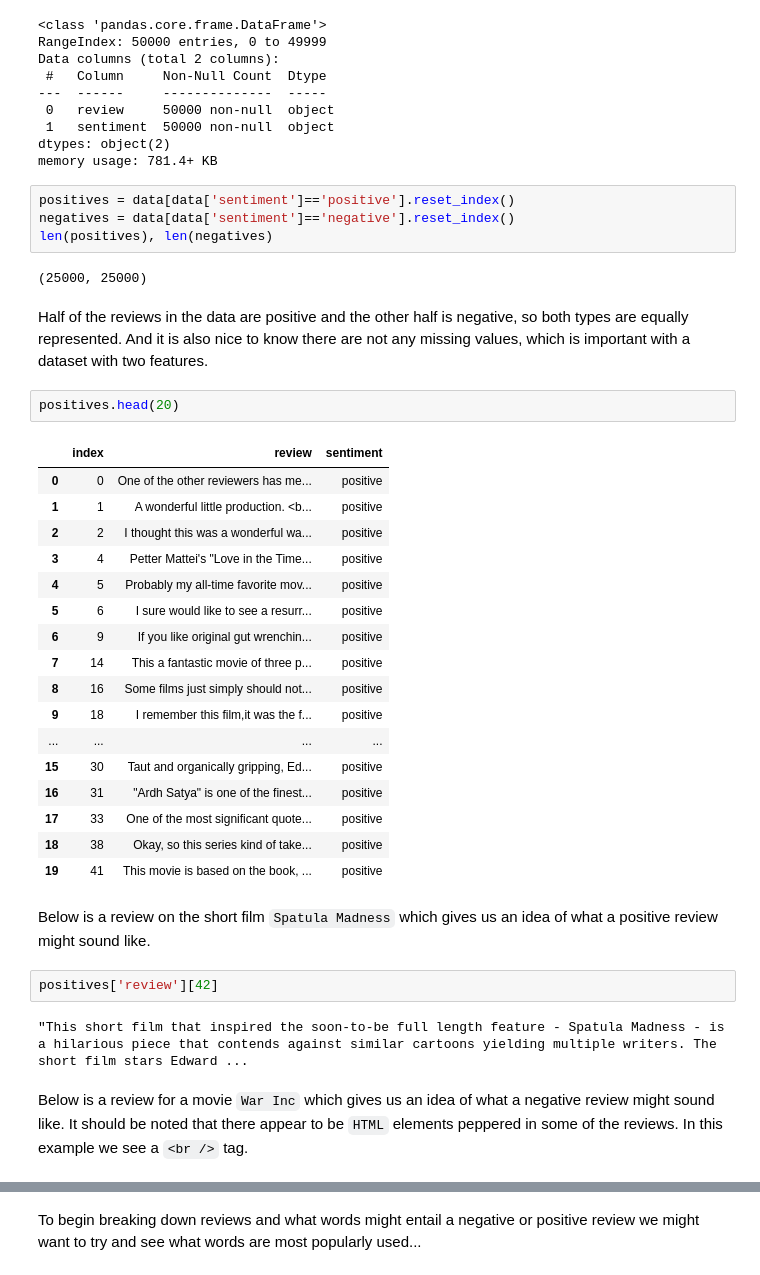
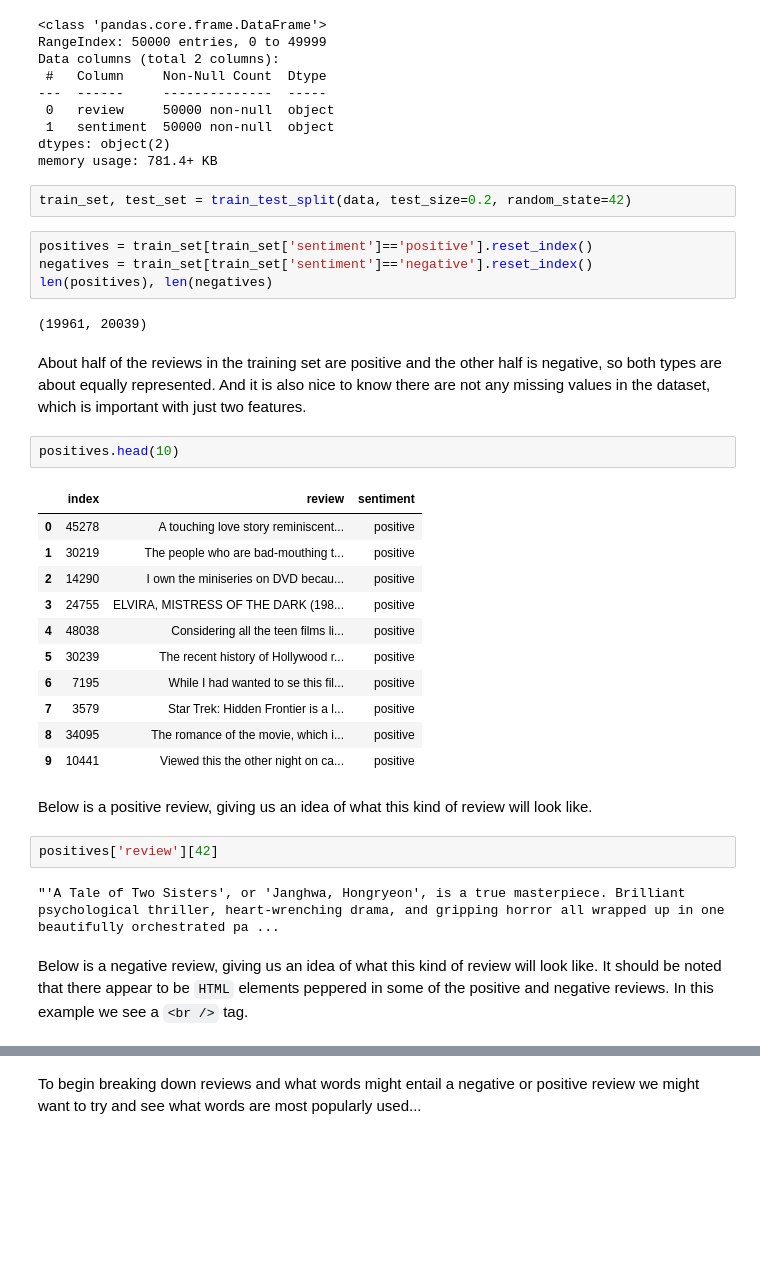
Before and after one commit to ShaneHoughton/movie_review_ml, a Jupyter notebook: final_project.ipynb, the cells around one changed output, grey strips where cells are left out. Cells and saved outputs as stored; diff of their text form; blank space fills up the shorter version.

```diff
--- a/final_project.ipynb
+++ b/final_project.ipynb
@@ -70,43 +73,39 @@ Data columns (total 2 columns):
  1   sentiment  50000 non-null  object
 dtypes: object(2)
 memory usage: 781.4+ KB
+# %%
+train_set, test_set = train_test_split(data, test_size=0.2, random_state=42)
 # %%
-positives = data[data['sentiment']=='positive'].reset_index()
-negatives = data[data['sentiment']=='negative'].reset_index()
+positives = train_set[train_set['sentiment']=='positive'].reset_index()
+negatives = train_set[train_set['sentiment']=='negative'].reset_index()
 len(positives), len(negatives)
 # %% [output]
-(25000, 25000)
+(19961, 20039)
 # %% [markdown]
-Half of the reviews in the data are positive and the other half is negative, so both types are equally represented. And it is also nice to know there are not any missing values, which is important with a dataset with two features.
+About half of the reviews in the training set are positive and the other half is negative, so both types are about equally represented. And it is also nice to know there are not any missing values in the dataset, which is important with just two features.
 # %%
-positives.head(20)
+positives.head(10)
 # %% [output]
 |  | index | review | sentiment |
-| 0 | 0 | One of the other reviewers has me... | positive |
-| 1 | 1 | A wonderful little production. <b... | positive |
-| 2 | 2 | I thought this was a wonderful wa... | positive |
-| 3 | 4 | Petter Mattei's "Love in the Time... | positive |
-| 4 | 5 | Probably my all-time favorite mov... | positive |
-| 5 | 6 | I sure would like to see a resurr... | positive |
-| 6 | 9 | If you like original gut wrenchin... | positive |
-| 7 | 14 | This a fantastic movie of three p... | positive |
-| 8 | 16 | Some films just simply should not... | positive |
-| 9 | 18 | I remember this film,it was the f... | positive |
-| ... | ... | ... | ... |
-| 15 | 30 | Taut and organically gripping, Ed... | positive |
-| 16 | 31 | "Ardh Satya" is one of the finest... | positive |
-| 17 | 33 | One of the most significant quote... | positive |
-| 18 | 38 | Okay, so this series kind of take... | positive |
-| 19 | 41 | This movie is based on the book, ... | positive |
+| 0 | 45278 | A touching love story reminiscent... | positive |
+| 1 | 30219 | The people who are bad-mouthing t... | positive |
+| 2 | 14290 | I own the miniseries on DVD becau... | positive |
+| 3 | 24755 | ELVIRA, MISTRESS OF THE DARK (198... | positive |
+| 4 | 48038 | Considering all the teen films li... | positive |
+| 5 | 30239 | The recent history of Hollywood r... | positive |
+| 6 | 7195 | While I had wanted to se this fil... | positive |
+| 7 | 3579 | Star Trek: Hidden Frontier is a l... | positive |
+| 8 | 34095 | The romance of the movie, which i... | positive |
+| 9 | 10441 | Viewed this the other night on ca... | positive |
 # %% [markdown]
-Below is a review on the short film `Spatula Madness` which gives us an idea of what a positive review might sound like.
+Below is a positive review, giving us an idea of what this kind of review will look like.
 # %%
 positives['review'][42]
 # %% [output]
-"This short film that inspired the soon-to-be full length feature - Spatula Madness - is a hilarious piece that contends against similar cartoons yielding multiple writers. The short film stars Edward ...
+"'A Tale of Two Sisters', or 'Janghwa, Hongryeon', is a true masterpiece. Brilliant psychological thriller, heart-wrenching drama, and gripping horror all wrapped up in one beautifully orchestrated pa ...
 # %% [markdown]
-Below is a review for a movie `War Inc` which gives us an idea of what a negative review might sound like.
-It should be noted that there appear to be `HTML` elements peppered in some of the reviews. In this example we see a `<br />` tag.
+Below is a negative review, giving us an idea of what this kind of review will look like.
+It should be noted that there appear to be `HTML` elements peppered in some of the positive and negative reviews. In this example we see a `<br />` tag.
 # %%
 negatives['review'][13]
 # %% [output]
```
Also changed, not shown: parts of 13 cells of this notebook.
